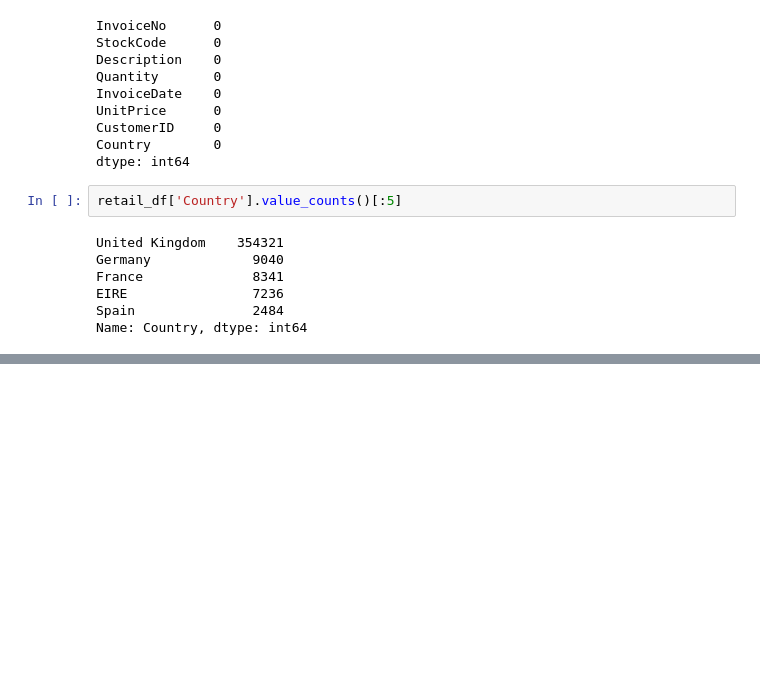
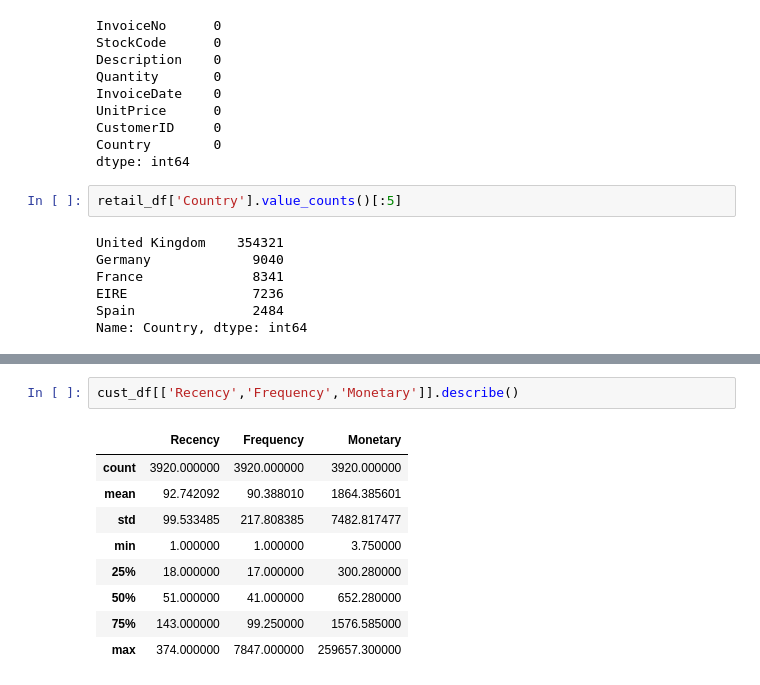
Before and after one commit to data-easyeon/book-ML_perfect_guide, a Jupyter notebook: CHAPTER 07.ipynb, the cells around one changed output, grey strips where cells are left out. Drawn from its saved outputs; the diff is of its cells as text; blank space fills up the shorter version.

```diff
--- a/CHAPTER 07.ipynb
+++ b/CHAPTER 07.ipynb
@@ -773,0 +855,12 @@ print(retail_df.shape)
+# %%
+cust_df[['Recency','Frequency','Monetary']].describe()
+# %% [output]
+|  | Recency | Frequency | Monetary |
+| count | 3920.000000 | 3920.000000 | 3920.000000 |
+| mean | 92.742092 | 90.388010 | 1864.385601 |
+| std | 99.533485 | 217.808385 | 7482.817477 |
+| min | 1.000000 | 1.000000 | 3.750000 |
+| 25% | 18.000000 | 17.000000 | 300.280000 |
+| 50% | 51.000000 | 41.000000 | 652.280000 |
+| 75% | 143.000000 | 99.250000 | 1576.585000 |
+| max | 374.000000 | 7847.000000 | 259657.300000 |
```
Also changed, not shown: parts of 19 cells of this notebook.
